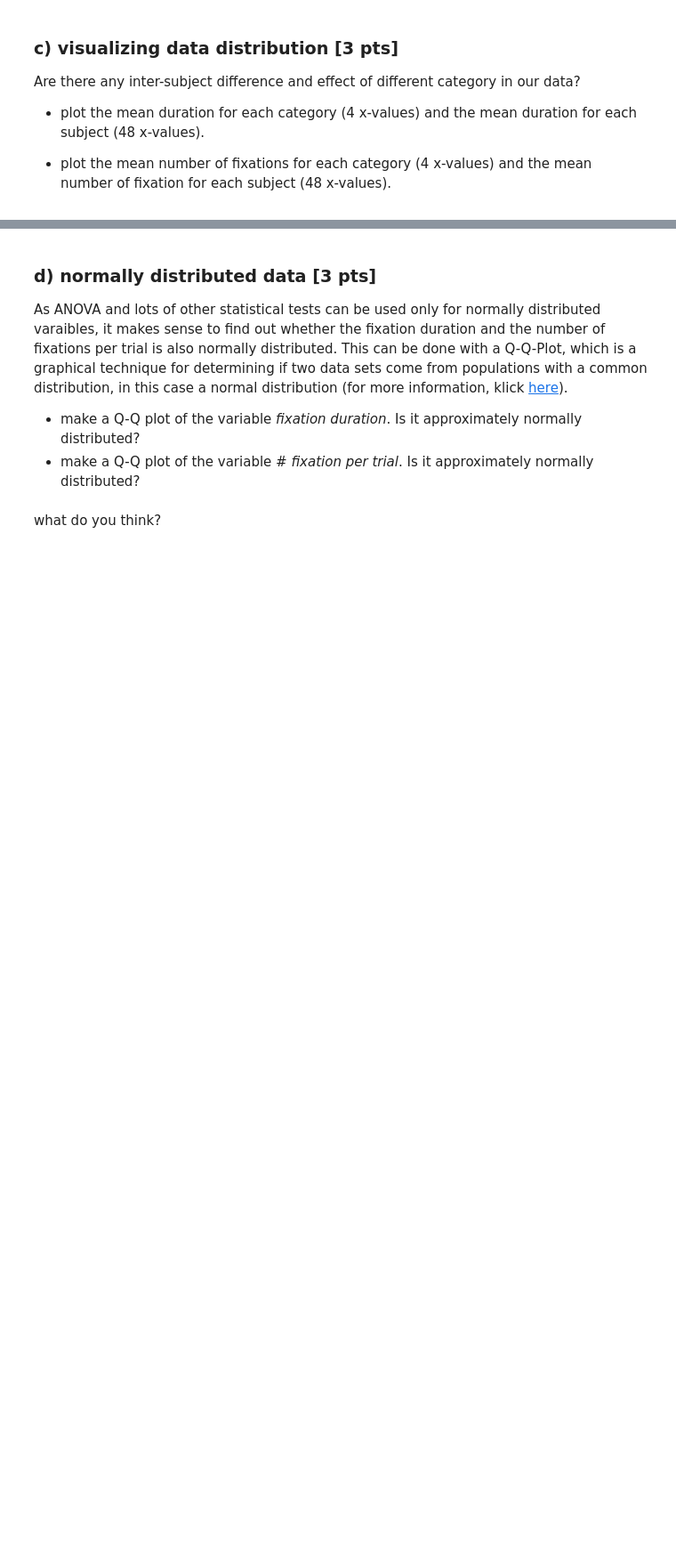
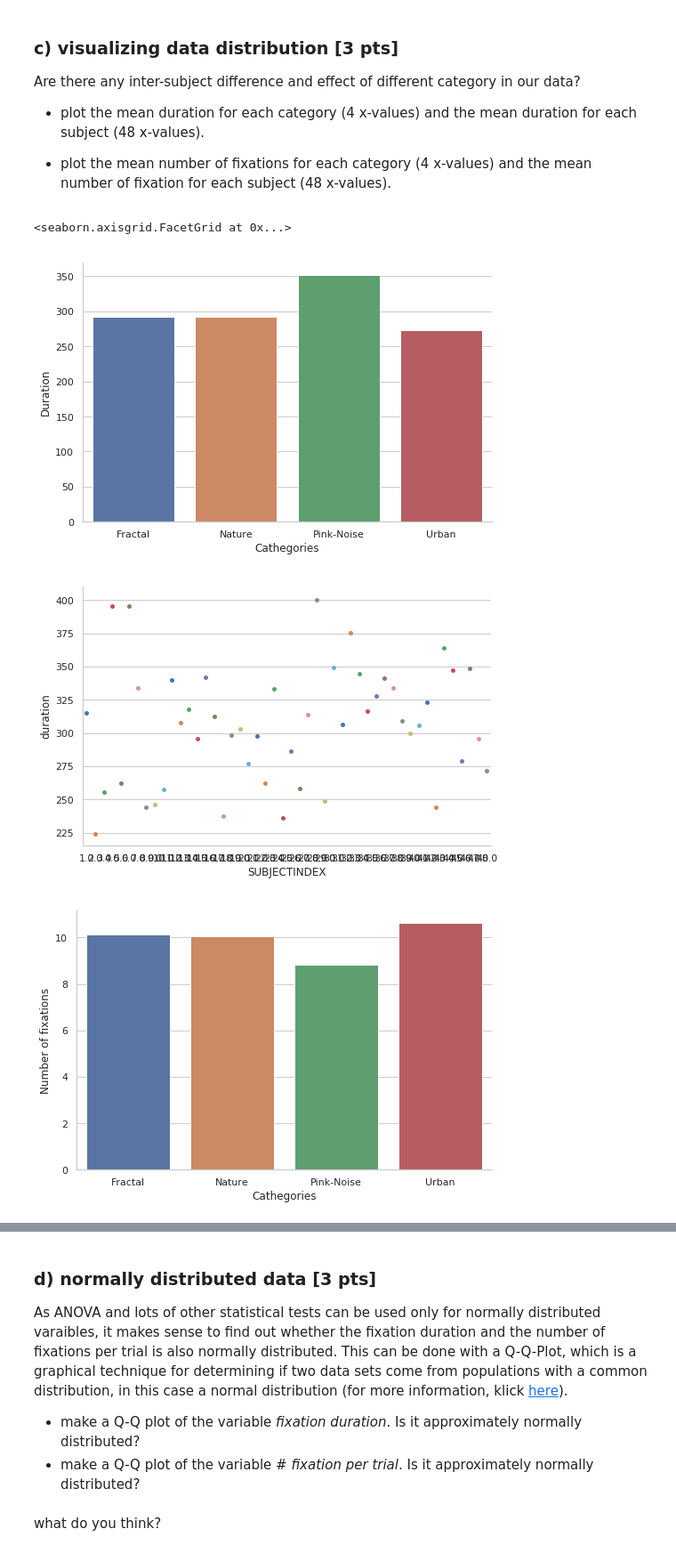
Before and after one commit to NBP-ACC/week-7-acc_8, a Jupyter notebook: Sheet05.ipynb, the cells around one changed output, grey strips where cells are left out. Shown: that part at 89% size. Drawn from its saved outputs; the diff is of its cells as text; code cells hidden in the pictures; blank space fills up the shorter version.

```diff
--- a/Sheet05.ipynb
+++ b/Sheet05.ipynb
@@ -152,6 +168,11 @@ print(" ")
 print("Fixations for Pink-Noise:")
 print(clean_fix_pinknoise)
 print(" ")
+
+
+#add duration
+df["duration"] = df["end"]-df["start"]
+df = df.drop(df[(df.duration < 100) & (df.duration > 400)].index)
 # %% [output]
 Fixations for Nature:
           fix
@@ -180,0 +200,31 @@ Are there any inter-subject difference and effect of different category in our d
+# %%
+#mean duration & fixations
+meancategory = df.groupby("categoryNames").mean().reset_index()
+meansubject = df.groupby("SUBJECTINDEX").mean().reset_index()
+#print(meancategory)
+#print(meansubject)
+
+
+#plotting
+sns.set(context = "notebook", style="whitegrid", palette="deep", font_scale=1)
+
+#mean duration
+sns.catplot(x = "categoryNames", y = "duration",data= meancategory, kind="bar", aspect=1.5)
+plt.xlabel("Cathegories")
+plt.ylabel("Duration")
+
+sns.catplot(x = "SUBJECTINDEX", y = "duration",data= meansubject, kind="swarm", palette="deep", aspect=1.5)
+#plt.xticks([])
+
+#mean fixation
+sns.catplot(x = "categoryNames", y = "fix",data= meancategory, kind="bar", aspect=1.5)
+plt.xlabel("Cathegories")
+plt.ylabel("Number of fixations")
+
+sns.catplot(x = "SUBJECTINDEX", y = "fix",data= meansubject, kind="swarm", palette="deep", aspect=1.5)
+#plt.xticks([])
+# %% [output]
+<seaborn.axisgrid.FacetGrid at 0x...>
+[figure, added]
+[figure, added]
+[figure, added]
```
Also changed, not shown: parts of 5 cells of this notebook.
